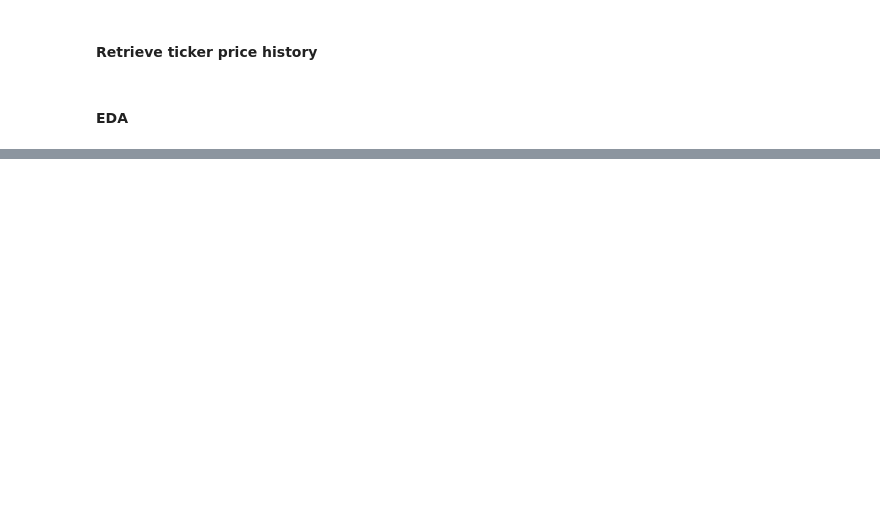
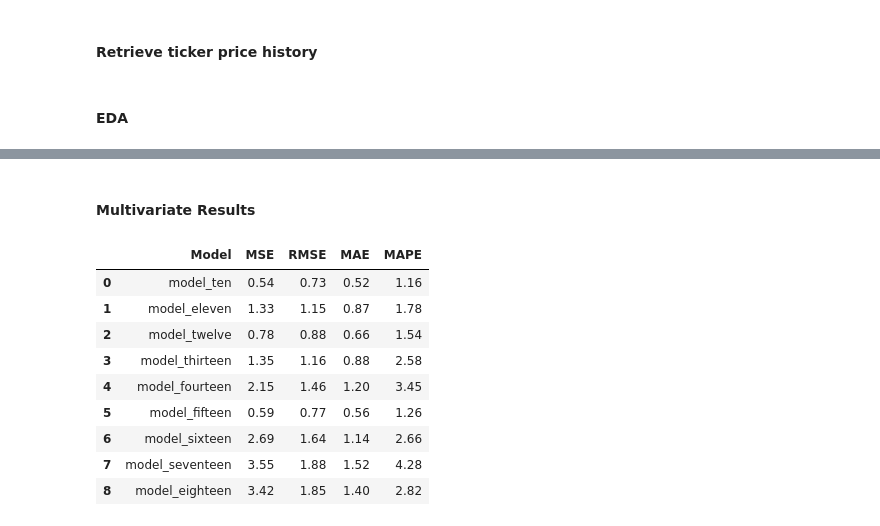
Before and after one commit to hayashady/NU_MSDS, a Jupyter notebook: 458 - Artificial Intelligence & Deep Learning/458.10 - Final Project/Assignment4Hayashi.ipynb, the cells around one changed output, grey strips where cells are left out. Cells and saved outputs as stored; diff of their text form; code cells hidden in the pictures; blank space fills up the shorter version.

```diff
--- a/458 - Artificial Intelligence & Deep Learning/458.10 - Final Project/Assignment4Hayashi.ipynb
+++ b/458 - Artificial Intelligence & Deep Learning/458.10 - Final Project/Assignment4Hayashi.ipynb
@@ -239,0 +548,10 @@ None
+# %%
+model_fifteen = Sequential()
+model_fifteen.add(Bidirectional(LSTM(50, activation='relu', input_shape=(multi_X_train.shape[1], multi_X_train.shape[2]),recurrent_dropout=0.2)))
+model_fifteen.add(Dense(multi_X_train.shape[2]))
+
+model_fifteen.compile(optimizer='adam', loss='mean_squared_error')
+model_fifteen.fit(multi_X_train, multi_y_train, epochs=100, batch_size=32, verbose=0)
+
+pred_fifteen = model_fifteen.predict(multi_X_test)
+pred_fifteen = multi_scaler.inverse_transform(pred_fifteen)
@@ -239,0 +560,10 @@ None
+# %%
+model_sixteen = Sequential()
+model_sixteen.add(LSTM(50, activation='relu', input_shape=(multi_X_train.shape[1], multi_X_train.shape[2])))
+model_sixteen.add(Dense(multi_X_train.shape[2]))
+
+model_sixteen.compile(optimizer='adam', loss='mean_squared_error')
+model_sixteen.fit(multi_X_train, multi_y_train, epochs=100, batch_size=32, verbose=0)
+
+pred_sixteen = model_sixteen.predict(multi_X_test)
+pred_sixteen = multi_scaler.inverse_transform(pred_sixteen)
@@ -239,0 +572,10 @@ None
+# %%
+model_seventeen = Sequential()
+model_seventeen.add(Bidirectional(LSTM(50, activation='relu', input_shape=(multi_X_train.shape[1], multi_X_train.shape[2]))))
+model_seventeen.add(Dense(multi_X_train.shape[2]))
+
+model_seventeen.compile(optimizer='adam', loss='mean_squared_error')
+model_seventeen.fit(multi_X_train, multi_y_train, epochs=100, batch_size=32, verbose=0)
+
+pred_seventeen = model_seventeen.predict(multi_X_test)
+pred_seventeen = multi_scaler.inverse_transform(pred_seventeen)
@@ -239,0 +584,10 @@ None
+# %%
+model_eighteen = Sequential()
+model_eighteen.add(Bidirectional(LSTM(50, activation='relu', input_shape=(multi_X_train.shape[1], multi_X_train.shape[2]),recurrent_dropout=0.2)))
+model_eighteen.add(Dense(multi_X_train.shape[2]))
+
+model_eighteen.compile(optimizer='adam', loss='mean_squared_error')
+model_eighteen.fit(multi_X_train, multi_y_train, epochs=100, batch_size=32, verbose=0)
+
+pred_eighteen = model_eighteen.predict(multi_X_test)
+pred_eighteen = multi_scaler.inverse_transform(pred_eighteen)
@@ -239,0 +596,17 @@ None
+# %% [markdown]
+#### Multivariate Results
+# %%
+closing_prices_test = closing_prices[-len(multi_X_test)-1:-1]
+
+compute_error_metrics(closing_prices_test,[pred_ten,pred_eleven,pred_twelve,pred_thirteen,pred_fourteen,pred_fifteen,pred_sixteen,pred_seventeen,pred_eighteen],9)
+# %% [output]
+|  | Model | MSE | RMSE | MAE | MAPE |
+| 0 | model_ten | 0.54 | 0.73 | 0.52 | 1.16 |
+| 1 | model_eleven | 1.33 | 1.15 | 0.87 | 1.78 |
+| 2 | model_twelve | 0.78 | 0.88 | 0.66 | 1.54 |
+| 3 | model_thirteen | 1.35 | 1.16 | 0.88 | 2.58 |
+| 4 | model_fourteen | 2.15 | 1.46 | 1.20 | 3.45 |
+| 5 | model_fifteen | 0.59 | 0.77 | 0.56 | 1.26 |
+| 6 | model_sixteen | 2.69 | 1.64 | 1.14 | 2.66 |
+| 7 | model_seventeen | 3.55 | 1.88 | 1.52 | 4.28 |
+| 8 | model_eighteen | 3.42 | 1.85 | 1.40 | 2.82 |
```
Also changed, not shown: parts of 53 cells of this notebook.
